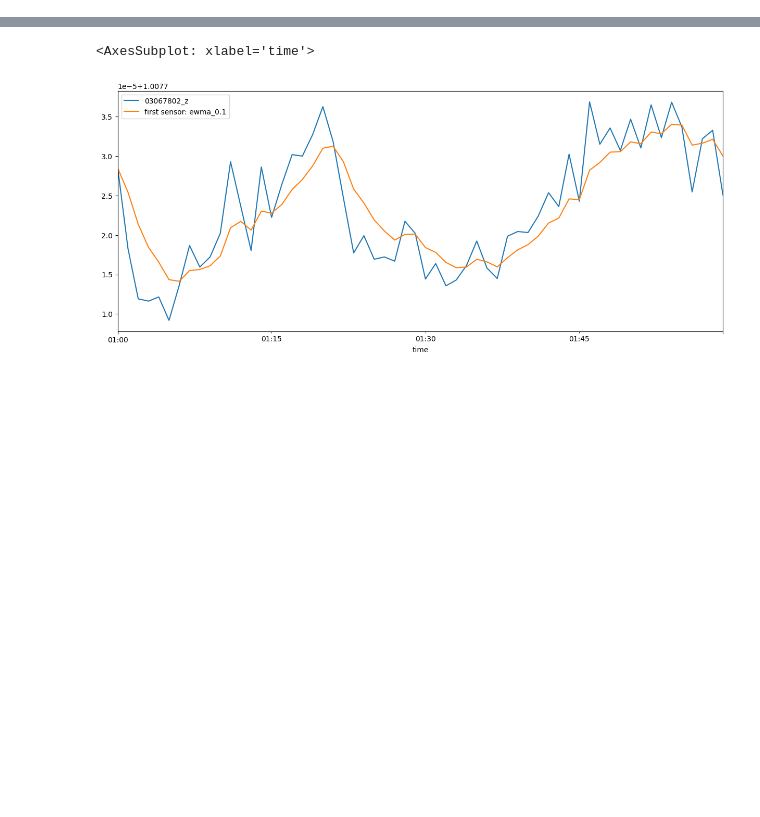
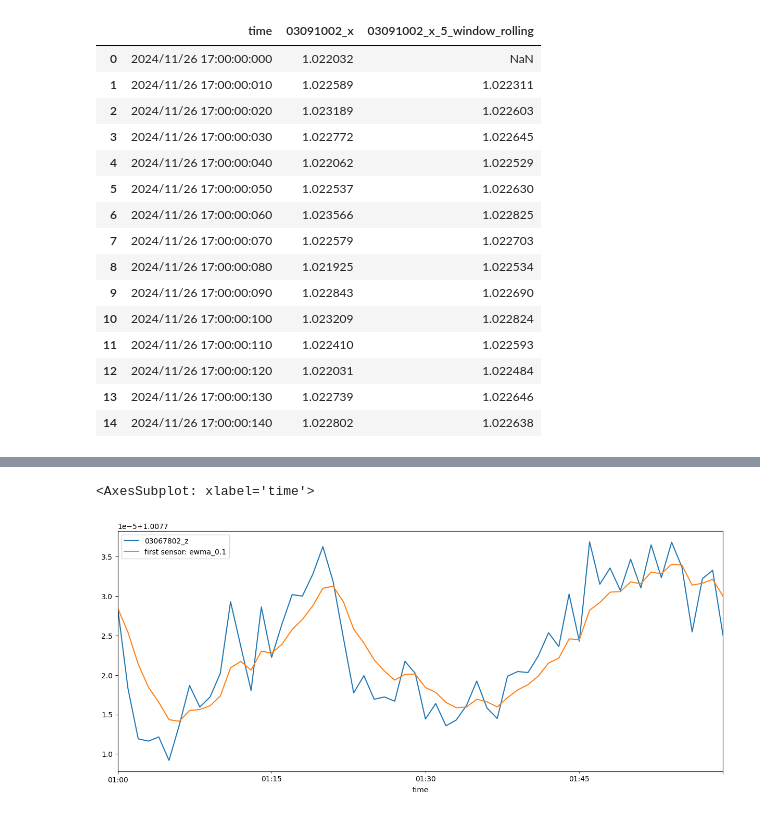
Before and after one commit to Thomas-Lohith/industry_time_series, a Jupyter notebook: understanding_data.ipynb, the cells around one changed output, grey strips where cells are left out. Cells and saved outputs as stored; diff of their text form; code cells hidden in the pictures; blank space fills up the shorter version.

```diff
--- a/understanding_data.ipynb
+++ b/understanding_data.ipynb
@@ -61,3 +39,22 @@ df2['03067802_z'].plot(figsize=(15,5))
 # %%
 #simple movinng average with rolling window
-df2['first sensor: 5 window r0lling'] = df2['03067802_z'].rolling(window=5, min_periods=2).mean()
+df['03091002_x_5_window_rolling'] = df['03091002_x'].rolling(window=5, min_periods=2).mean()
+
+df[['time', '03091002_x', '03091002_x_5_window_rolling']].head(15)
+# %% [output]
+|  | time | 03091002_x | 03091002_x_5_window_rolling |
+| 0 | 2024/11/26 17:00:00:000 | 1.022032 | NaN |
+| 1 | 2024/11/26 17:00:00:010 | 1.022589 | 1.022311 |
+| 2 | 2024/11/26 17:00:00:020 | 1.023189 | 1.022603 |
+| 3 | 2024/11/26 17:00:00:030 | 1.022772 | 1.022645 |
+| 4 | 2024/11/26 17:00:00:040 | 1.022062 | 1.022529 |
+| 5 | 2024/11/26 17:00:00:050 | 1.022537 | 1.022630 |
+| 6 | 2024/11/26 17:00:00:060 | 1.023566 | 1.022825 |
+| 7 | 2024/11/26 17:00:00:070 | 1.022579 | 1.022703 |
+| 8 | 2024/11/26 17:00:00:080 | 1.021925 | 1.022534 |
+| 9 | 2024/11/26 17:00:00:090 | 1.022843 | 1.022690 |
+| 10 | 2024/11/26 17:00:00:100 | 1.023209 | 1.022824 |
+| 11 | 2024/11/26 17:00:00:110 | 1.022410 | 1.022593 |
+| 12 | 2024/11/26 17:00:00:120 | 1.022031 | 1.022484 |
+| 13 | 2024/11/26 17:00:00:130 | 1.022739 | 1.022646 |
+| 14 | 2024/11/26 17:00:00:140 | 1.022802 | 1.022638 |
```
Also changed, not shown: parts of 12 cells of this notebook, 5 other files.
